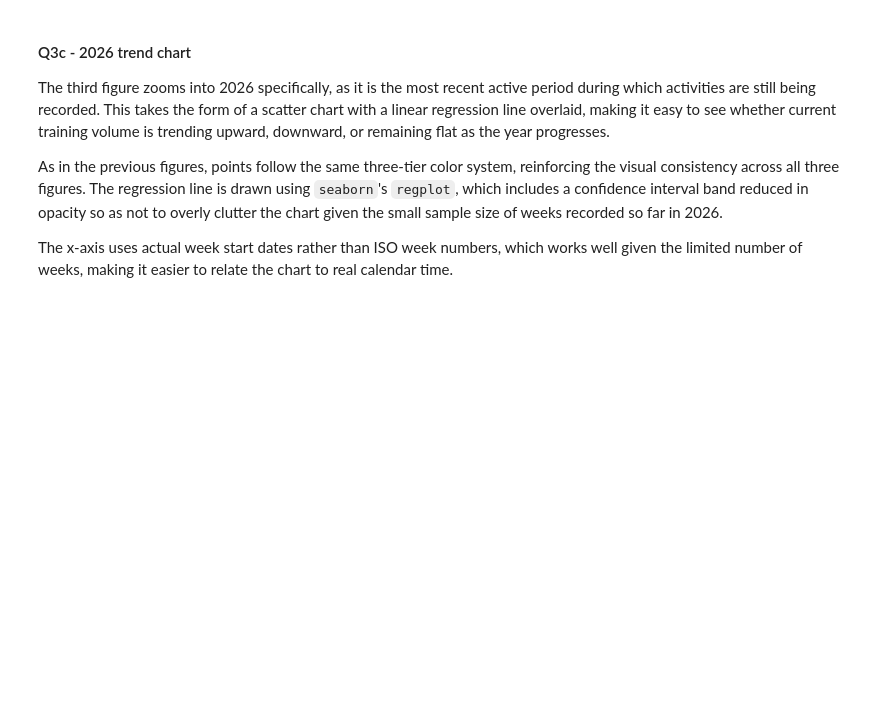
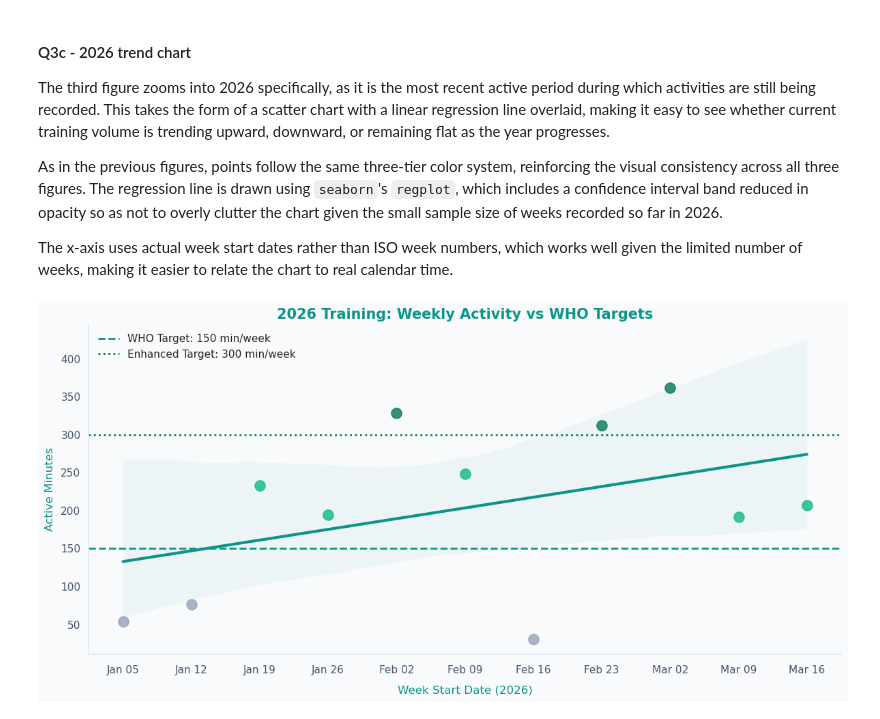
Before and after one commit to itzi97/DV_Python, a Jupyter notebook: data_viz_notebook.ipynb, the cells around one changed output. Saved outputs shown, nothing was run; the diff lists cells and outputs as text; code cells hidden in the pictures; blank space fills up the shorter version.

```diff
--- a/data_viz_notebook.ipynb
+++ b/data_viz_notebook.ipynb
@@ -853,35 +893,37 @@ ax.collections[0].set_alpha(0.05)
 
 # Manual scatter colored by WHO tier
 for mask, color in [
     (weekly_trend['WHO Minutes'] < 150, COLORS["below"]),
     ((weekly_trend['WHO Minutes'] >= 150) & (weekly_trend['WHO Minutes'] < 300),
      COLORS["success"]),
-    (weekly_trend['WHO Minutes'] >= 300, COLORS["deep_green"]),
+    (weekly_trend['WHO Minutes'] >= 300, COLORS["deepgreen"]),
 ]:
     ax.scatter(weekly_trend.loc[mask, 'Week_Seq'],
                weekly_trend.loc[mask, 'WHO Minutes'],
                s=120, alpha=0.8, color=color, zorder=3)
 
 # WHO reference lines
 ax.axhline(150, color=COLORS["accent"], lw=2, ls="--",
            label="WHO Target: 150 min/week")
-ax.axhline(300, color=COLORS["deep_green"], lw=2, ls=":",
+ax.axhline(300, color=COLORS["deepgreen"], lw=2, ls=":",
            label="Enhanced Target: 300 min/week")
 
 # Use actual dates on x axis instead of week numbers for readability
 ax.set_xticks(weekly_trend['Week_Seq'])
 ax.set_xticklabels(weekly_trend['Week_Start'].dt.strftime('%b %d'),
                    rotation=0, ha='center')
 ax.set_xlabel('Week Start Date (2026)', fontsize=12, labelpad=10)
 ax.set_ylabel('Active Minutes', fontsize=12, labelpad=6)
 ax.set_title('2026 Training: Weekly Activity vs WHO Targets',
              fontsize=15, fontweight='bold')
 apply_theme(ax)
 ax.legend(frameon=False)
 plt.tight_layout()
 plt.savefig('figures/q2_trend_2026.png', dpi=300,
             bbox_inches='tight', facecolor=COLORS["bg"])
 plt.show()
+# %% [output]
+[figure, added]
 # %% [markdown]
 ## 5. Conclusion
 
```
Also changed, not shown: parts of 9 cells of this notebook, 3 other files.
